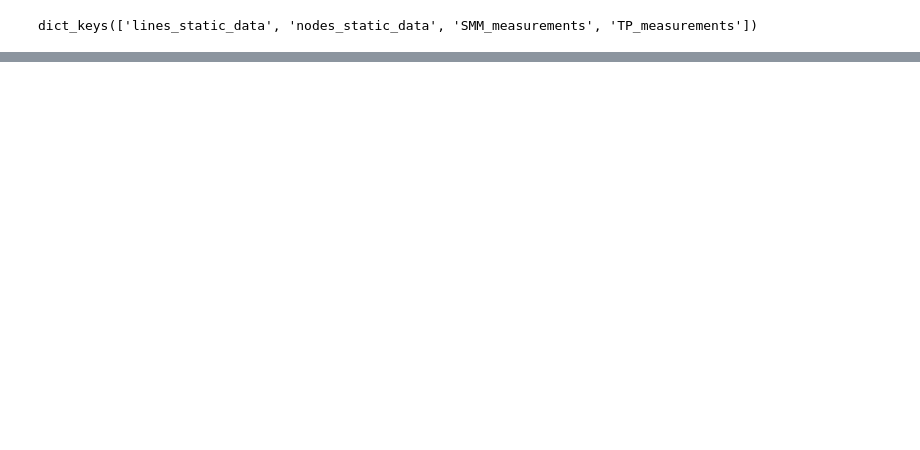
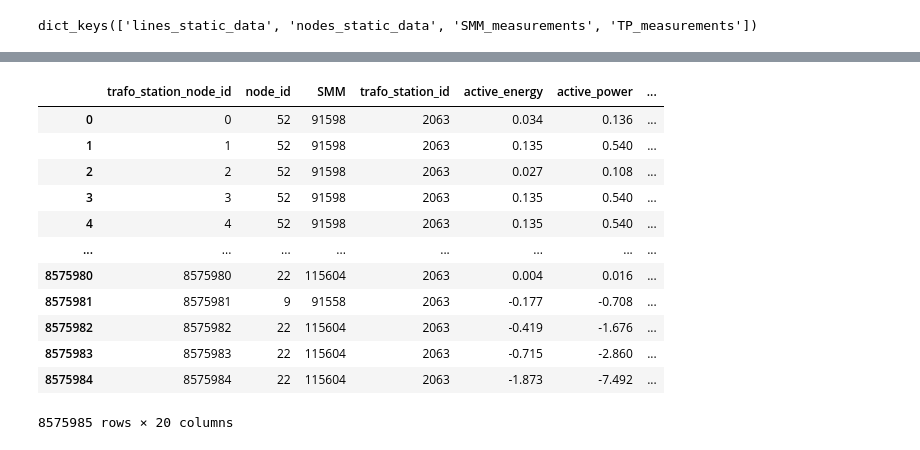
Before and after one commit to Kriznar4/GraphVolt, a Jupyter notebook: notebooks/02-ak-01-ak-tab2graph2temp.ipynb, the cells around one changed output, grey strips where cells are left out. Cells and saved outputs as stored; diff of their text form; code cells hidden in the pictures; blank space fills up the shorter version.

```diff
--- a/notebooks/02-ak-01-ak-tab2graph2temp.ipynb
+++ b/notebooks/02-ak-01-ak-tab2graph2temp.ipynb
@@ -21,0 +178,16 @@ dict_keys(['lines_static_data', 'nodes_static_data', 'SMM_measurements', 'TP_mea
+# %%
+data_ts_smm.query("trafo_station_id == 2063")
+# %% [output]
+|  | trafo_station_node_id | node_id | SMM | trafo_station_id | active_energy | active_power | ... |
+| 0 | 0 | 52 | 91598 | 2063 | 0.034 | 0.136 | ... |
+| 1 | 1 | 52 | 91598 | 2063 | 0.135 | 0.540 | ... |
+| 2 | 2 | 52 | 91598 | 2063 | 0.027 | 0.108 | ... |
+| 3 | 3 | 52 | 91598 | 2063 | 0.135 | 0.540 | ... |
+| 4 | 4 | 52 | 91598 | 2063 | 0.135 | 0.540 | ... |
+| ... | ... | ... | ... | ... | ... | ... | ... |
+| 8575980 | 8575980 | 22 | 115604 | 2063 | 0.004 | 0.016 | ... |
+| 8575981 | 8575981 | 9 | 91558 | 2063 | -0.177 | -0.708 | ... |
+| 8575982 | 8575982 | 22 | 115604 | 2063 | -0.419 | -1.676 | ... |
+| 8575983 | 8575983 | 22 | 115604 | 2063 | -0.715 | -2.860 | ... |
+| 8575984 | 8575984 | 22 | 115604 | 2063 | -1.873 | -7.492 | ... |
+8575985 rows × 20 columns
```
Also changed, not shown: parts of 24 cells of this notebook, 2 other files.
